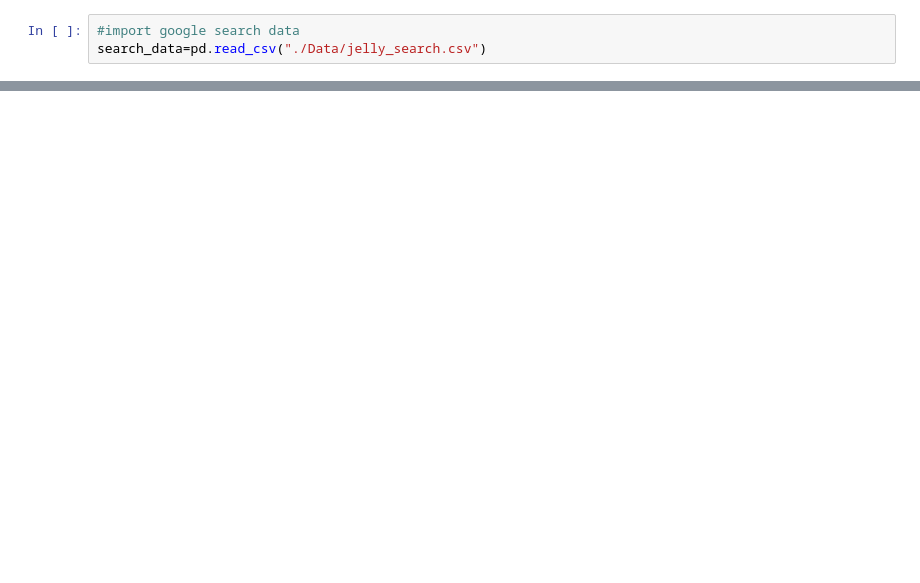
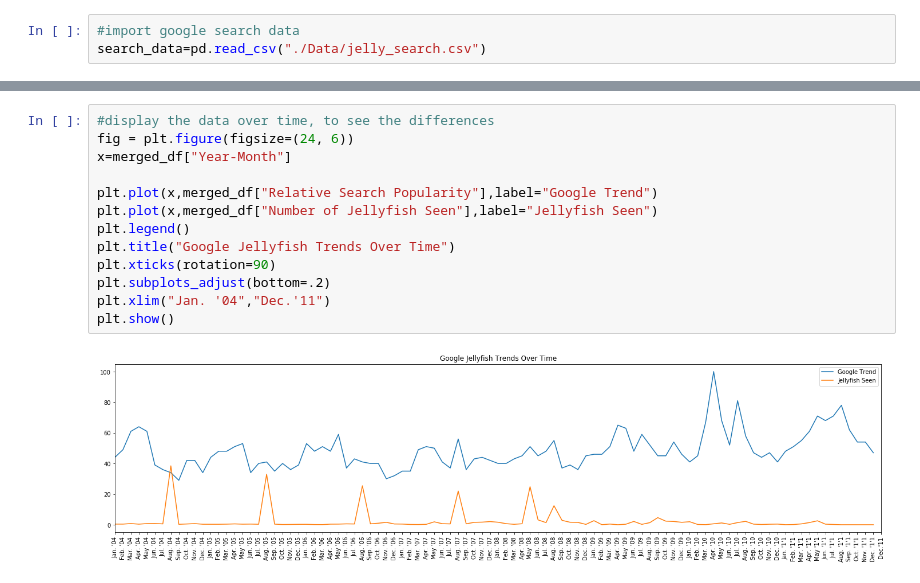
Before and after one commit to anniid/project_1, a Jupyter notebook: google search impact.ipynb, the cells around one changed output, grey strips where cells are left out. Drawn from its saved outputs; the diff is of its cells as text; blank space fills up the shorter version.

```diff
--- a/google search impact.ipynb
+++ b/google search impact.ipynb
@@ -51,0 +80,15 @@ ValueError: x and y must be the same size
+# %%
+#display the data over time, to see the differences
+fig = plt.figure(figsize=(24, 6))
+x=merged_df["Year-Month"]
+
+plt.plot(x,merged_df["Relative Search Popularity"],label="Google Trend")
+plt.plot(x,merged_df["Number of Jellyfish Seen"],label="Jellyfish Seen")
+plt.legend()
+plt.title("Google Jellyfish Trends Over Time")
+plt.xticks(rotation=90)
+plt.subplots_adjust(bottom=.2)
+plt.xlim("Jan. '04","Dec.'11")
+plt.show()
+# %% [output]
+[figure, added]
```
Also changed, not shown: parts of 6 cells of this notebook, 4 other files.
